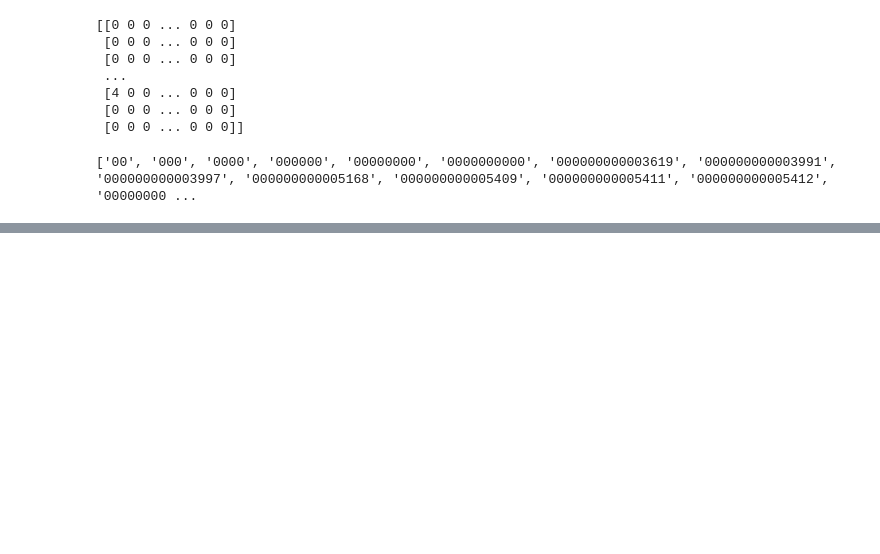
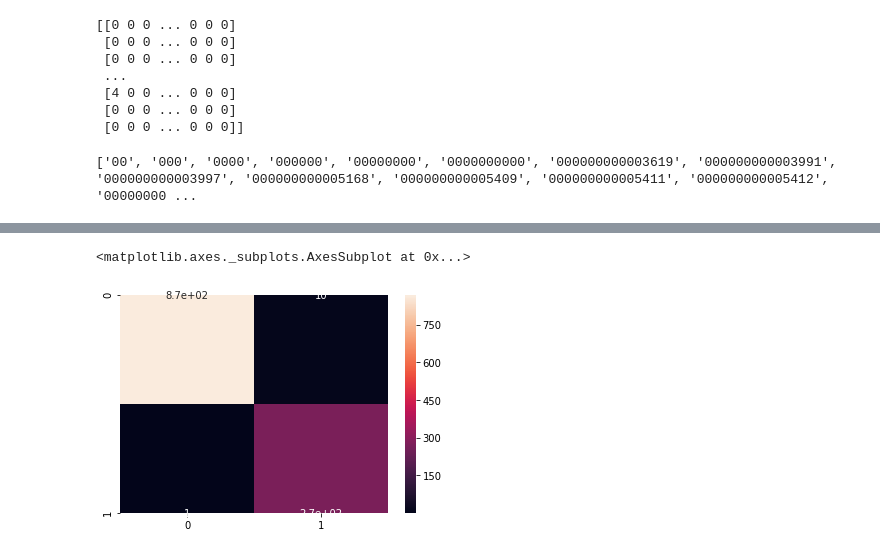
Before and after one commit to VaishnaviNandakumar/SpamEmailFilter-NaiveBayesTheorem, a Jupyter notebook: EmailFilter-NLP.ipynb, the cells around one changed output, grey strips where cells are left out. Saved outputs shown, nothing was run; the diff lists cells and outputs as text; code cells hidden in the pictures; blank space fills up the shorter version.

```diff
--- a/EmailFilter-NLP.ipynb
+++ b/EmailFilter-NLP.ipynb
@@ -138,0 +145,5 @@ print(sample_vectorizer.get_feature_names())
+# %%
+label = spam_df['spam'].values
+from sklearn.naive_bayes import MultinomialNB
+NB_classifier = MultinomialNB()
+NB_classifier.fit(X,label)
@@ -138,0 +194,7 @@ print(sample_vectorizer.get_feature_names())
+# %%
+y_predict_test = NB_classifier.predict(X_test)
+cm = confusion_matrix(y_test, y_predict_test)
+sns.heatmap(cm, annot = True)
+# %% [output]
+<matplotlib.axes._subplots.AxesSubplot at 0x...>
+[figure, added]
```
Also changed, not shown: parts of 14 cells of this notebook.
